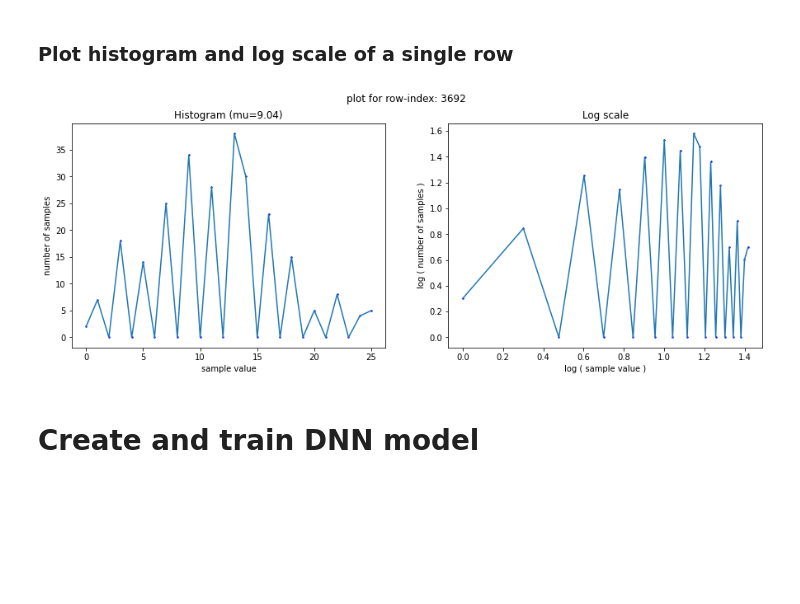
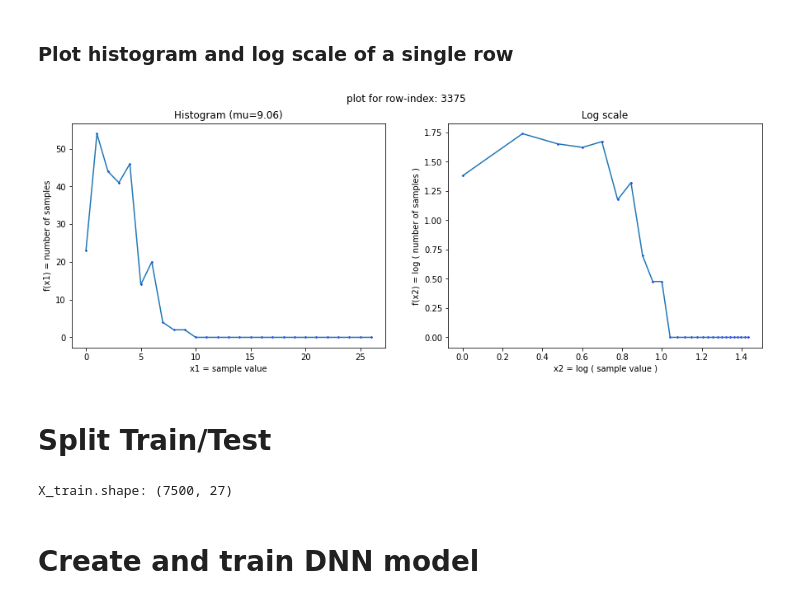
Before and after one commit to yossi-cohen/preferential-attachment, a Jupyter notebook: notebooks/trials-poisson.ipynb, the cells around one changed output. Drawn from its saved outputs; the diff is of its cells as text; code cells hidden in the pictures; blank space fills up the shorter version.

```diff
--- a/notebooks/trials-poisson.ipynb
+++ b/notebooks/trials-poisson.ipynb
@@ -25,42 +25,53 @@ def next_mu(min_mu=1.0, max_mu=10.0):
 # generate data
 H, y = generate_data(N=10000, M=256, nextConfig=next_mu, sample=sample_poisson)
 
+# log scale histogram rows
 # replace zero values of H with one (so as not to take log of zero)
-X = H.copy()
-X[X == 0] = 1
+H_copy = H.copy()
+H_copy += 1
+log_H = np.apply_along_axis(lambda a: np.log10(a), 1, H_copy)
 
-# log scale histogram rows
-X = np.apply_along_axis(lambda a: np.log10(a), 1, X)
+# X is the input for the learning process
+# X = log_H
+X = H
 # %% [markdown]
 ### Plot histogram and log scale of a single row
 # %%
 # plot random row
 ROW_INDEX_TO_PLOT = random.randint(0, H.shape[0])
 
-fig, axes = plt.subplots(nrows=1, ncols=2, figsize=(15, 5))
+fig, axes = plt.subplots(nrows=1, ncols=3, figsize=(15, 5))
 fig.suptitle(f'plot for row-index: {ROW_INDEX_TO_PLOT}')
 
 # plot histogram
-f_x = H[ROW_INDEX_TO_PLOT,:]
-x = np.array(range(len(f_x)))
+f_x1 = H[ROW_INDEX_TO_PLOT,:]
+x1 = np.array(range(len(f_x1)))
 plt.subplot(1, 2, 1)
 plt.title('Histogram (mu={:.2f})'.format(y[0]))
-plt.xlabel('sample value')
-plt.ylabel('number of samples')
-_ = plt.plot(x, f_x, zorder=2)
-_ = plt.scatter(x, f_x, zorder=1, s=2, color="blue")
+plt.xlabel('x1 = sample value')
+plt.ylabel('f(x1) = number of samples')
+_ = plt.plot(x1, f_x1, zorder=2)
+_ = plt.scatter(x1, f_x1, zorder=1, s=2, color="blue")
 
 # plot log scale
-log_x = np.log10(x+1)
-log_f_x = X[ROW_INDEX_TO_PLOT,:]
+x2 = np.log10(x1+1)
+f_x2 = log_H[ROW_INDEX_TO_PLOT,:]
 plt.subplot(1, 2, 2)
 plt.title('Log scale')
-plt.xlabel('log ( sample value )')
-plt.ylabel('log ( number of samples )')
-_ = plt.plot(log_x, log_f_x, zorder=2)
-_ = plt.scatter(log_x, log_f_x, zorder=1, s=2, color="blue")
+plt.xlabel('x2 = log ( sample value )')
+plt.ylabel('f(x2) = log ( number of samples )')
+_ = plt.plot(x2, f_x2, zorder=2)
+_ = plt.scatter(x2, f_x2, zorder=1, s=2, color="blue")
 # %% [output]
-[figure, old version]
+[figure, new version]
+# %% [markdown]
+# Split Train/Test
+# %%
+# split train/test
+X_train, X_test, y_train, y_test = train_test_split(X, y, test_size=0.25)
+print(f'X_train.shape: {X_train.shape}')
+# %% [output]
+X_train.shape: (7500, 27)
 # %% [markdown]
 # Create and train DNN model
 # %%
```
Also changed, not shown: parts of 1 cell of this notebook, 2 other files.
